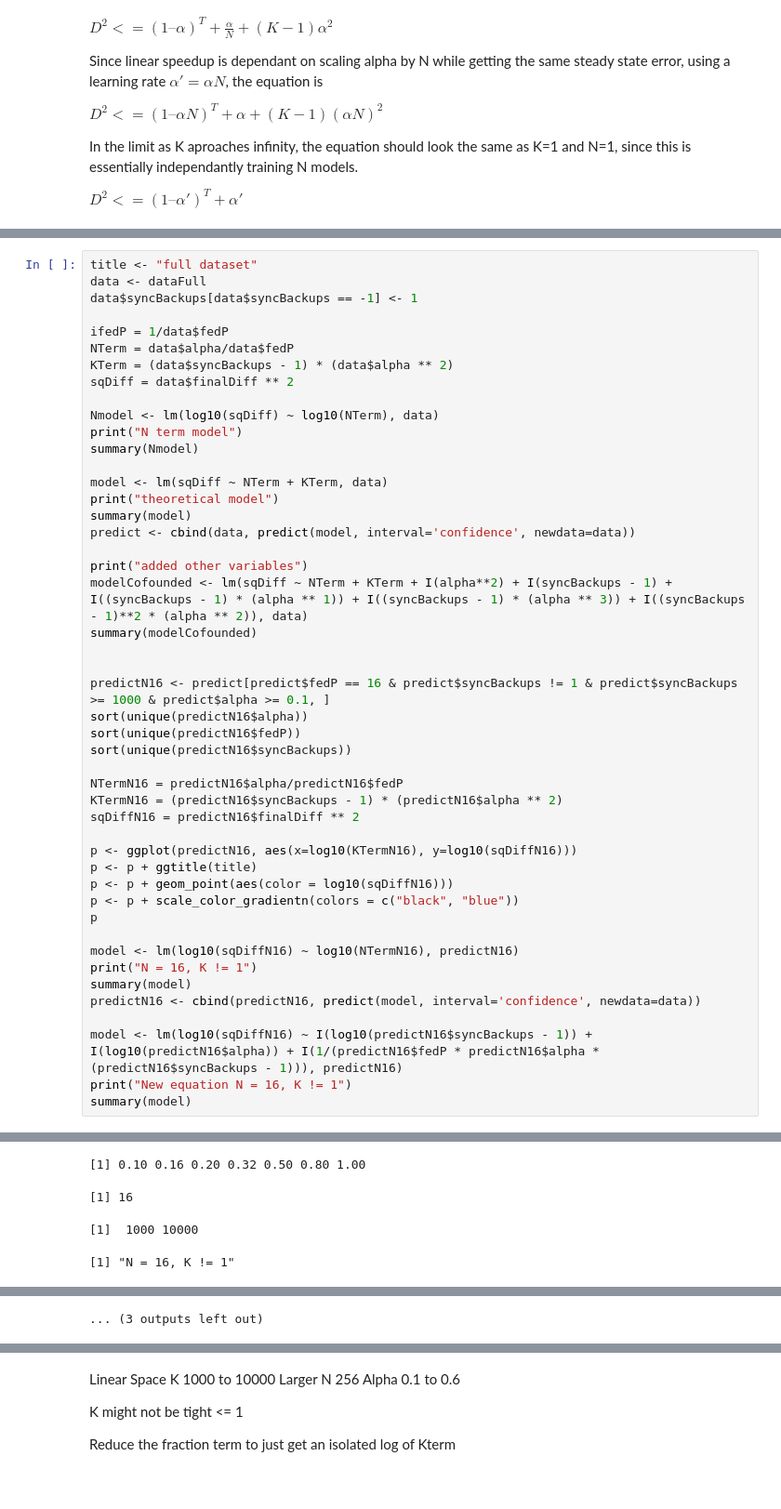
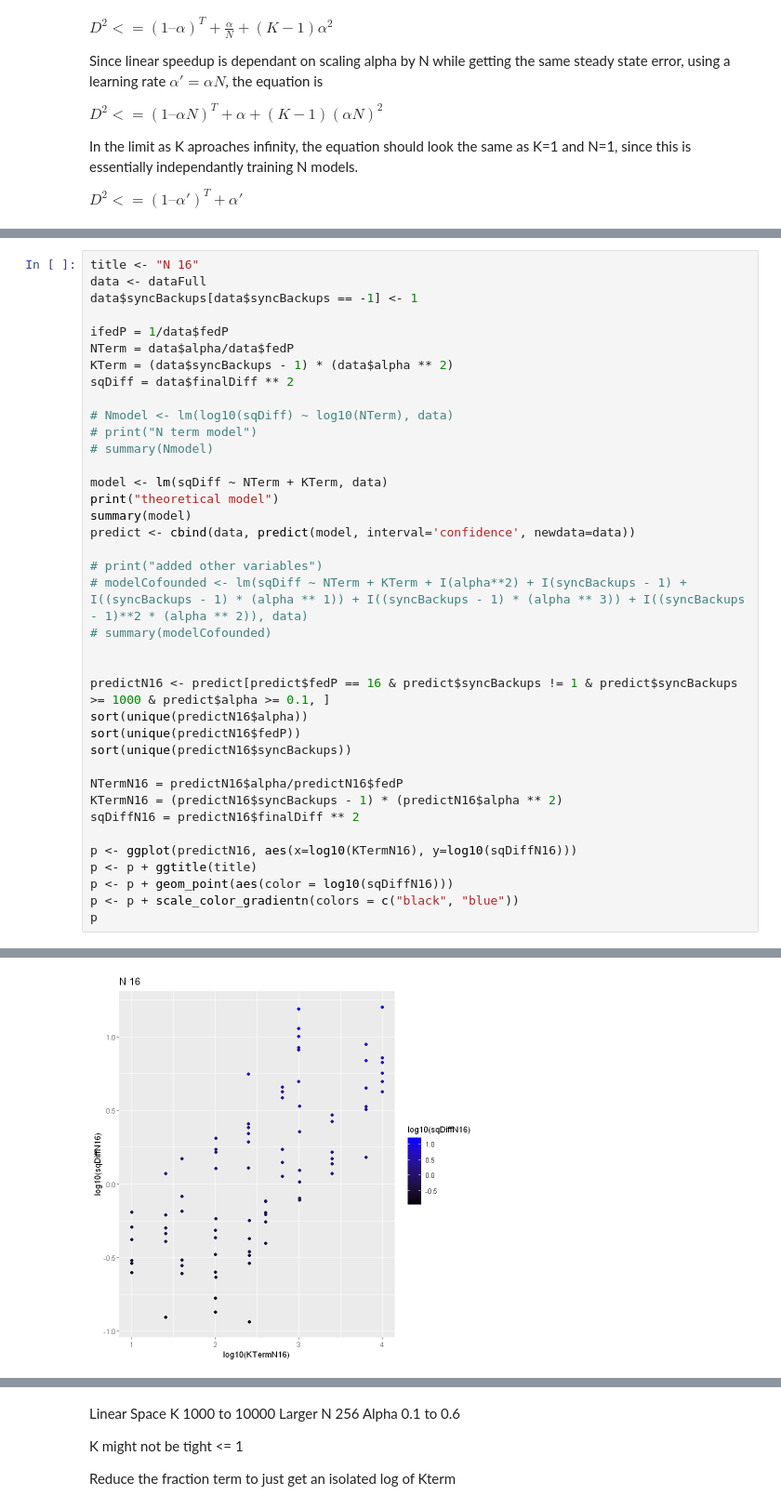
Before and after one commit to MichaelEinhorn/FederatedRL, a Jupyter notebook: graphingR.ipynb, the cells around one changed output, grey strips where cells are left out. Shown at 93% size. Cells and saved outputs as stored; diff of their text form; blank space fills up the shorter version.

```diff
--- a/graphingR.ipynb
+++ b/graphingR.ipynb
@@ -457,5 +457,5 @@ F-statistic:   500 on 7 and 1912 DF,  p-value: < 2.2e-16
 # %%
-title <- "full dataset"
+title <- "N 16"
 data <- dataFull
 data$syncBackups[data$syncBackups == -1] <- 1
 
@@ -464,18 +464,18 @@ NTerm = data$alpha/data$fedP
 KTerm = (data$syncBackups - 1) * (data$alpha ** 2)
 sqDiff = data$finalDiff ** 2
 
-Nmodel <- lm(log10(sqDiff) ~ log10(NTerm), data)
-print("N term model")
-summary(Nmodel)
+# Nmodel <- lm(log10(sqDiff) ~ log10(NTerm), data)
+# print("N term model")
+# summary(Nmodel)
 
 model <- lm(sqDiff ~ NTerm + KTerm, data)
 print("theoretical model")
 summary(model)
 predict <- cbind(data, predict(model, interval='confidence', newdata=data))
 
-print("added other variables")
-modelCofounded <- lm(sqDiff ~ NTerm + KTerm + I(alpha**2) + I(syncBackups - 1) + I((syncBackups - 1) * (alpha ** 1)) + I((syncBackups - 1) * (alpha ** 3)) + I((syncBackups - 1)**2 * (alpha ** 2)), data)
-summary(modelCofounded)
+# print("added other variables")
+# modelCofounded <- lm(sqDiff ~ NTerm + KTerm + I(alpha**2) + I(syncBackups - 1) + I((syncBackups - 1) * (alpha ** 1)) + I((syncBackups - 1) * (alpha ** 3)) + I((syncBackups - 1)**2 * (alpha ** 2)), data)
+# summary(modelCofounded)
 
 
 predictN16 <- predict[predict$fedP == 16 & predict$syncBackups != 1 & predict$syncBackups >= 1000 & predict$alpha >= 0.1, ]
@@ -492,13 +492,4 @@ p <- p + ggtitle(title)
 p <- p + geom_point(aes(color = log10(sqDiffN16)))
 p <- p + scale_color_gradientn(colors = c("black", "blue"))
 p
-
-model <- lm(log10(sqDiffN16) ~ log10(NTermN16), predictN16)
-print("N = 16, K != 1")
-summary(model)
-predictN16 <- cbind(predictN16, predict(model, interval='confidence', newdata=data))
-
-model <- lm(log10(sqDiffN16) ~ I(log10(predictN16$syncBackups - 1)) + I(log10(predictN16$alpha)) + I(1/(predictN16$fedP * predictN16$alpha * (predictN16$syncBackups - 1))), predictN16)
-print("New equation N = 16, K != 1")
-summary(model)
 # %% [output]
@@ -560,4 +517,0 @@ F-statistic:   500 on 7 and 1912 DF,  p-value: < 2.2e-16
-[1] 0.10 0.16 0.20 0.32 0.50 0.80 1.00
-[1] 16
-[1]  1000 10000
-[1] "N = 16, K != 1"
@@ -583 +518 @@ Warning message:
-... (3 outputs left out)
+[figure, added]
```
Also changed, not shown: parts of 3 cells of this notebook, 1 other file.
